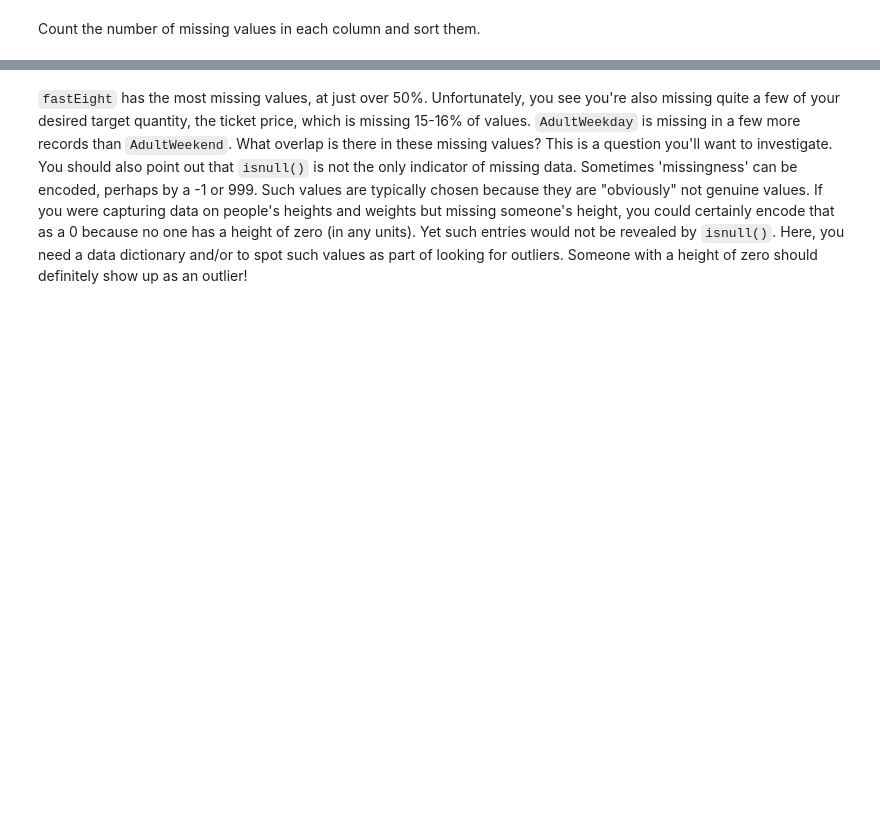
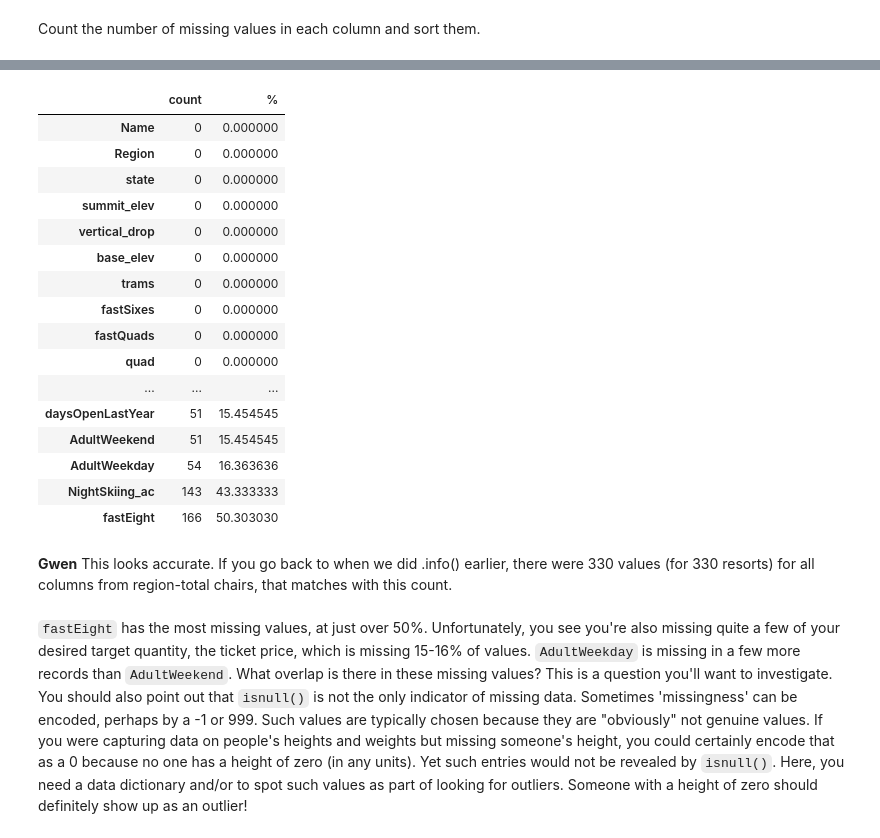
Before and after one commit to GwenToves/DataScienceGuidedCapstoneGT, a Jupyter notebook: Notebooks/02_data_wrangling.ipynb, the cells around one changed output, grey strips where cells are left out. Saved outputs shown, nothing was run; the diff lists cells and outputs as text; code cells hidden in the pictures; blank space fills up the shorter version.

Commit message:
counted null values

```diff
--- a/Notebooks/02_data_wrangling.ipynb
+++ b/Notebooks/02_data_wrangling.ipynb
@@ -139,12 +175,32 @@ Count the number of missing values in each column and sort them.
 # %%
 #Code task 5#
 #Count (using `.sum()`) the number of missing values (`.isnull()`) in each column of
 #ski_data as well as the percentages (using `.mean()` instead of `.sum()`).
 #Order them (increasing or decreasing) using sort_values
 #Call `pd.concat` to present these in a single table (DataFrame) with the helpful column names 'count' and '%'
-missing = ___([ski_data.___.___, 100 * ski_data.___.___], axis=1)
-missing.columns=[___, ___]
-missing.___(by=___)
+missing = pd.concat([ski_data.isnull().sum(), 100 * ski_data.isnull().mean()], axis=1)
+missing.columns=['count', '%']
+missing.sort_values(by=['count', '%'])
+# %% [output]
+|  | count | % |
+| Name | 0 | 0.000000 |
+| Region | 0 | 0.000000 |
+| state | 0 | 0.000000 |
+| summit_elev | 0 | 0.000000 |
+| vertical_drop | 0 | 0.000000 |
+| base_elev | 0 | 0.000000 |
+| trams | 0 | 0.000000 |
+| fastSixes | 0 | 0.000000 |
+| fastQuads | 0 | 0.000000 |
+| quad | 0 | 0.000000 |
+| ... | ... | ... |
+| daysOpenLastYear | 51 | 15.454545 |
+| AdultWeekend | 51 | 15.454545 |
+| AdultWeekday | 54 | 16.363636 |
+| NightSkiing_ac | 143 | 43.333333 |
+| fastEight | 166 | 50.303030 |
+# %% [markdown]
+**Gwen** This looks accurate. If you go back to when we did .info() earlier, there were 330 values (for 330 resorts) for all columns from region-total chairs, that matches with this count.
 # %% [markdown]
 `fastEight` has the most missing values, at just over 50%. Unfortunately, you see you're also missing quite a few of your desired target quantity, the ticket price, which is missing 15-16% of values. `AdultWeekday` is missing in a few more records than `AdultWeekend`. What overlap is there in these missing values? This is a question you'll want to investigate. You should also point out that `isnull()` is not the only indicator of missing data. Sometimes 'missingness' can be encoded, perhaps by a -1 or 999. Such values are typically chosen because they are "obviously" not genuine values. If you were capturing data on people's heights and weights but missing someone's height, you could certainly encode that as a 0 because no one has a height of zero (in any units). Yet such entries would not be revealed by `isnull()`. Here, you need a data dictionary and/or to spot such values as part of looking for outliers. Someone with a height of zero should definitely show up as an outlier!
 # %% [markdown]
```
Also changed, not shown: parts of 3 cells of this notebook.
